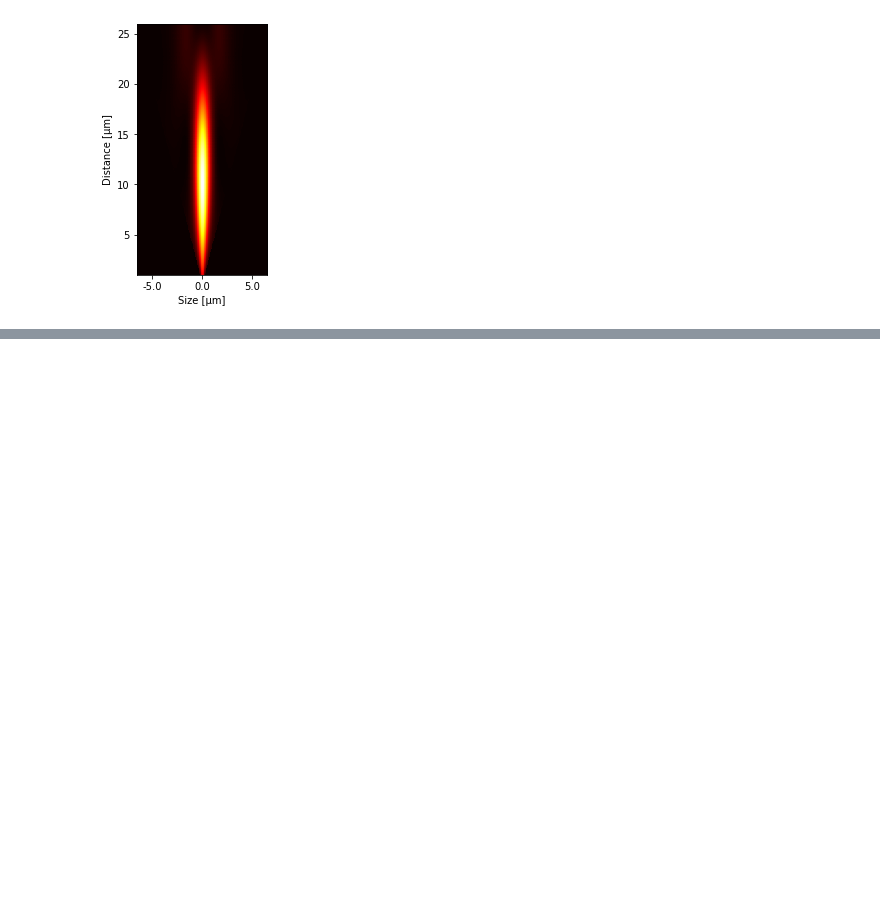
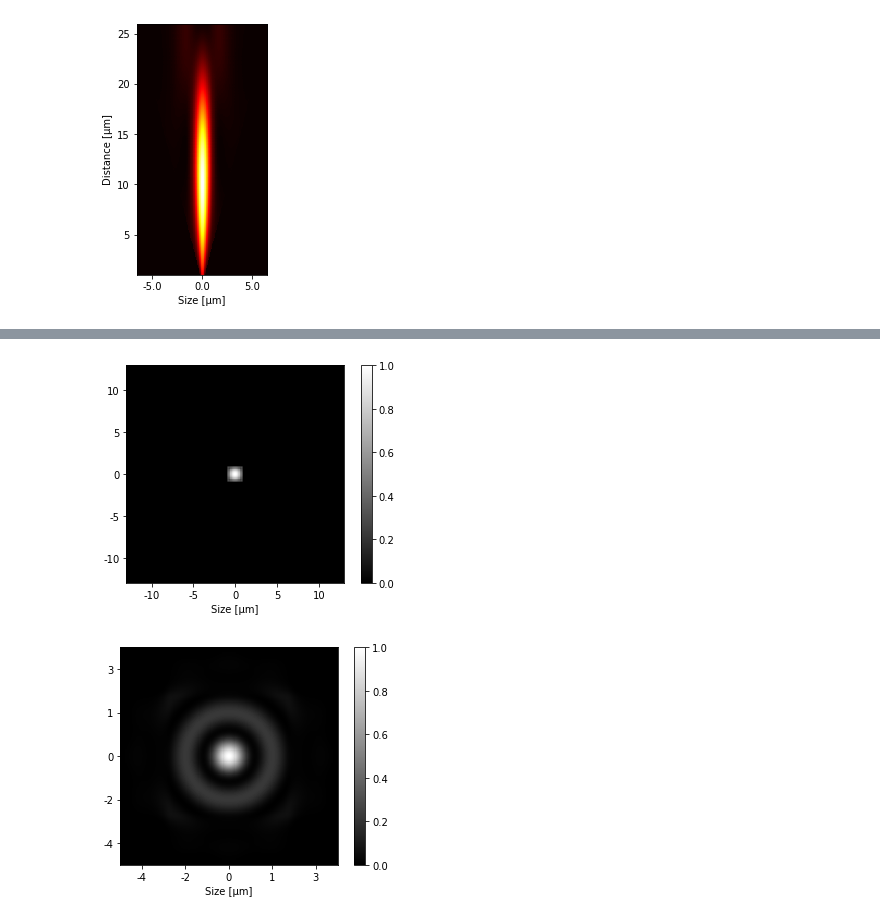
Before and after one commit to Miyoshichi/SimLight, a Jupyter notebook: Examples/intensity.ipynb, the cells around one changed output, grey strips where cells are left out. Saved outputs shown, nothing was run; the diff lists cells and outputs as text; code cells hidden in the pictures; blank space fills up the shorter version.

```diff
--- a/Examples/intensity.ipynb
+++ b/Examples/intensity.ipynb
@@ -47,0 +48,6 @@ slpl.plot_vertical_intensity(F2_3d, norm_type=1)
+# %%
+F2_3d[200].plot_intensity(norm_type=1)
+F2.plot_intensity(norm_type=1)
+# %% [output]
+[figure, added]
+[figure, added]
```
Also changed, not shown: parts of 2 cells of this notebook, 1 other file.
